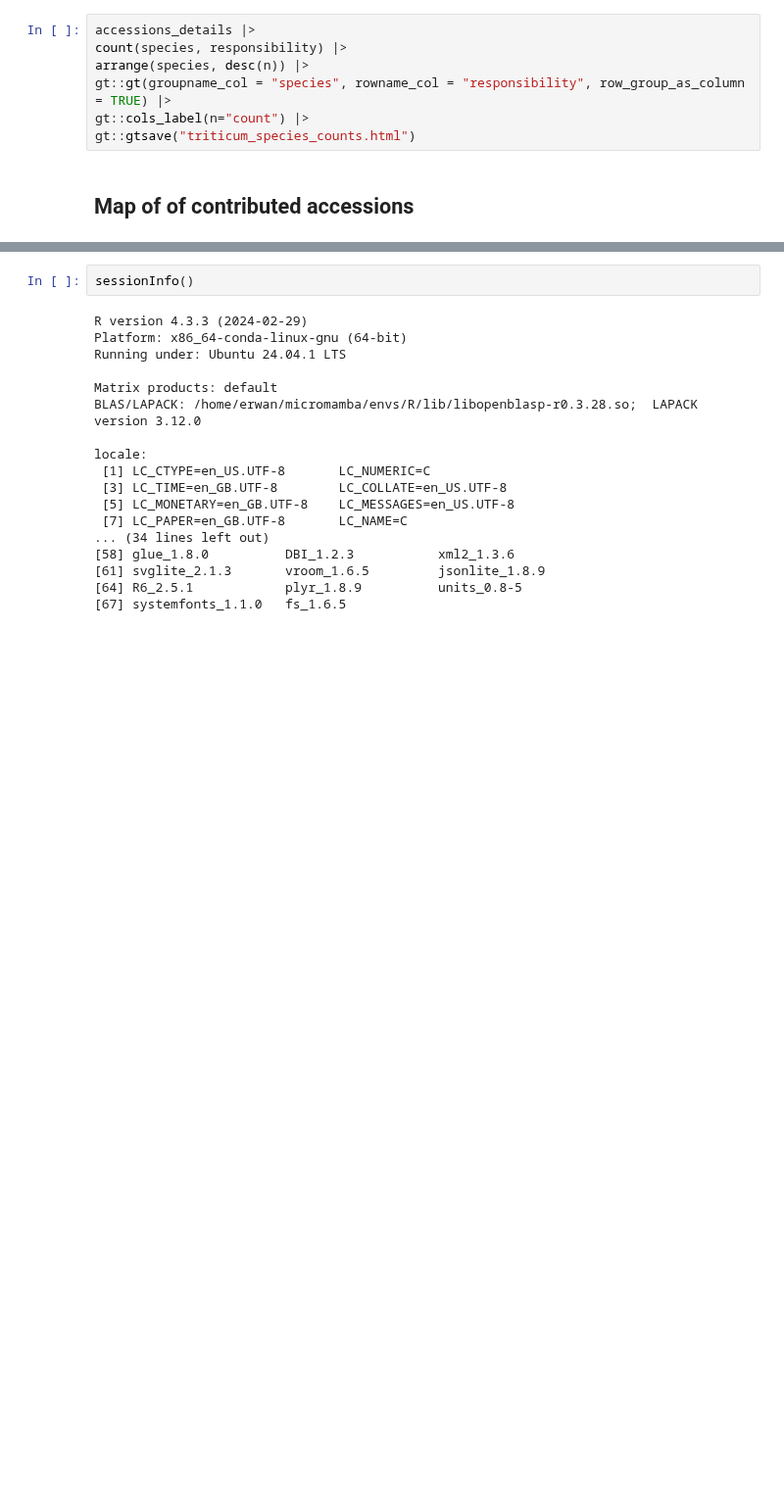
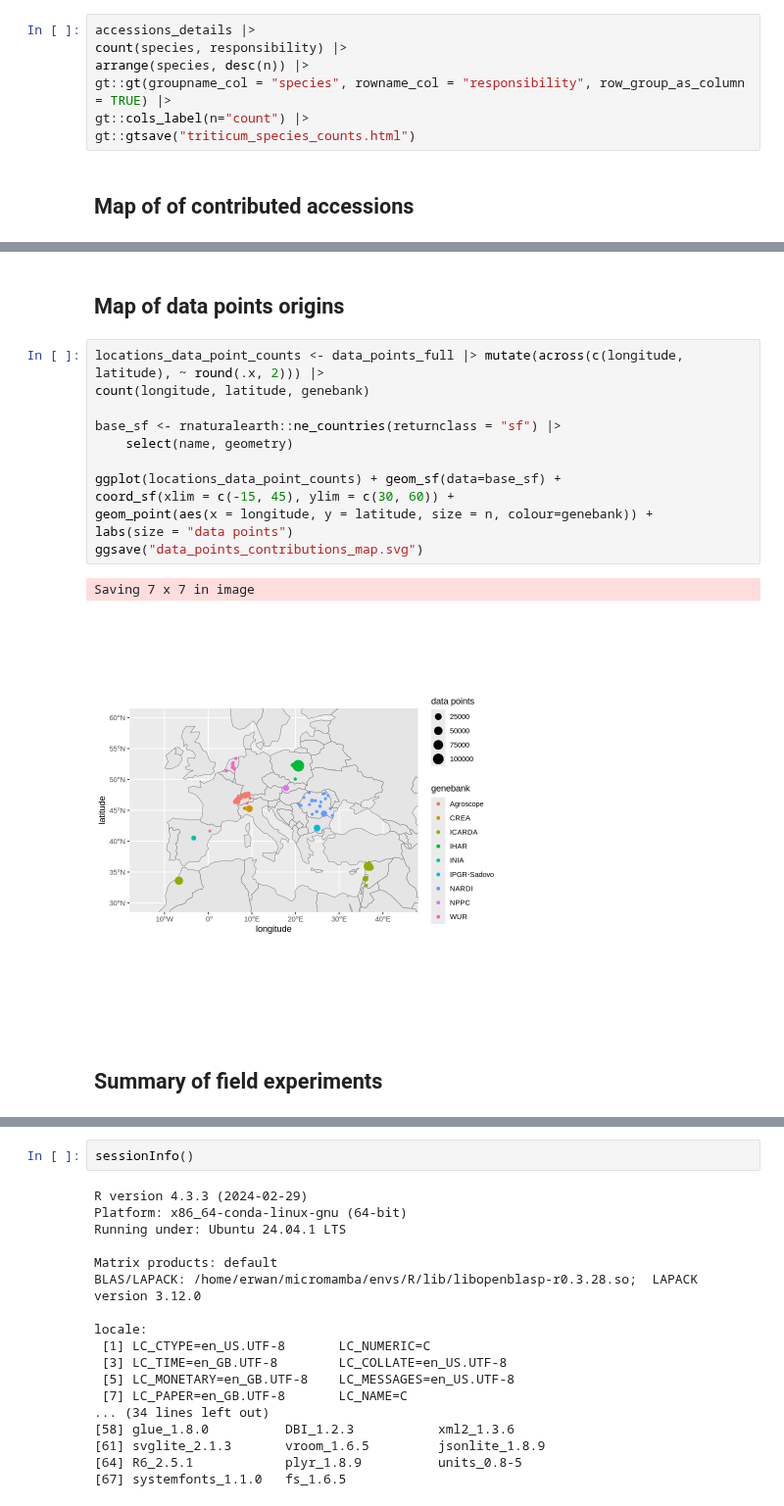
Before and after one commit to AGENTproject/historic_pheno_data_analysis, a Jupyter notebook: figures_and_tables.ipynb, the cells around one changed output, grey strips where cells are left out. Shown at 98% size. Drawn from its saved outputs; the diff is of its cells as text; blank space fills up the shorter version.

```diff
--- a/figures_and_tables.ipynb
+++ b/figures_and_tables.ipynb
@@ -310,0 +297,19 @@ Saving 7 x 7 in image
+# %% [markdown]
+## Map of data points origins
+# %%
+locations_data_point_counts <- data_points_full |> mutate(across(c(longitude, latitude), ~ round(.x, 2))) |>
+count(longitude, latitude, genebank)
+
+base_sf <- rnaturalearth::ne_countries(returnclass = "sf") |>
+    select(name, geometry)
+
+ggplot(locations_data_point_counts) + geom_sf(data=base_sf) +
+coord_sf(xlim = c(-15, 45), ylim = c(30, 60)) +
+geom_point(aes(x = longitude, y = latitude, size = n, colour=genebank)) +
+labs(size = "data points")
+ggsave("data_points_contributions_map.svg")
+# %% [output]
+Saving 7 x 7 in image
+[figure, added]
+# %% [markdown]
+## Summary of field experiments
```
Also changed, not shown: parts of 9 cells of this notebook, 6 other files.
